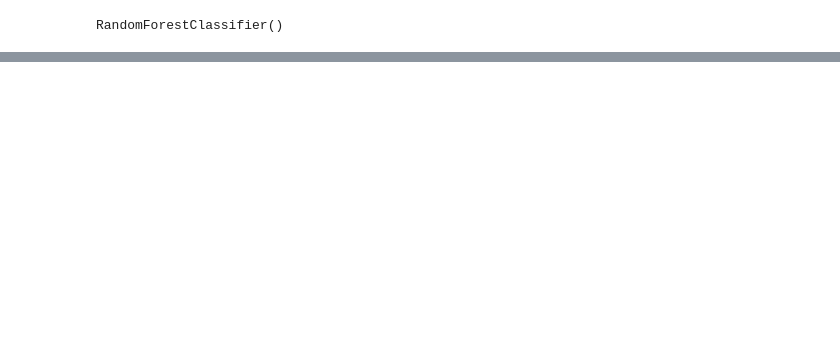
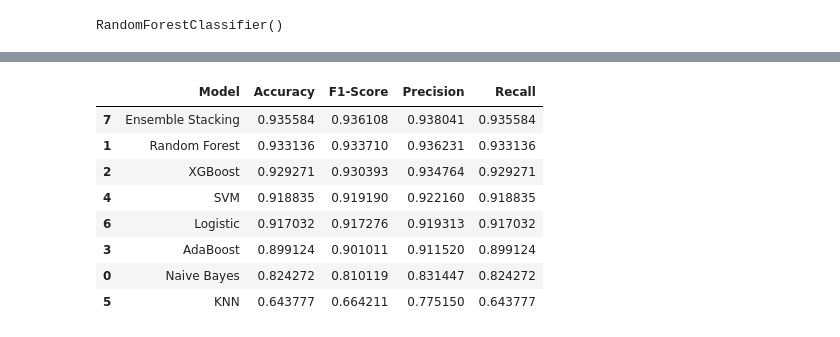
Before and after one commit to ApoKads/Cyberbullying-Detection, a Jupyter notebook: index.ipynb, the cells around one changed output, grey strips where cells are left out. Drawn from its saved outputs; the diff is of its cells as text; code cells hidden in the pictures; blank space fills up the shorter version.

```diff
--- a/index.ipynb
+++ b/index.ipynb
@@ -439,0 +478,10 @@ Accuracy: 0.8996
+# %%
+from sklearn.neighbors import KNeighborsClassifier
+knn_clf = KNeighborsClassifier(n_neighbors=5)  # kamu bisa sesuaikan n_neighbors
+knn_clf.fit(X_train, y_train)
+
+y_pred_knn = knn_clf.predict(X_test)
+y_train_knn = knn_clf.predict(X_train)
+print("\nKNN Results:")
+print(classification_report(y_test, y_pred_knn))
+print(f"Accuracy: {accuracy_score(y_test, y_pred_knn):.4f}")
@@ -482,0 +756,75 @@ ValueError: Target is multiclass but average='binary'. Please choose another ave
+# %%
+from sklearn.metrics import accuracy_score, f1_score, precision_score, recall_score
+import pandas as pd
+
+# Buat dictionary dengan semua metrik
+results = {
+    'Naive Bayes': {
+        'Accuracy': accuracy_score(y_test, nb_pred),
+        'F1-Score': f1_score(y_test, nb_pred, average='weighted'),
+        'Precision': precision_score(y_test, nb_pred, average='weighted'),
+        'Recall': recall_score(y_test, nb_pred, average='weighted')
+    },
+    'Random Forest': {
+        'Accuracy': accuracy_score(y_test, rf_pred),
+        'F1-Score': f1_score(y_test, rf_pred, average='weighted'),
+        'Precision': precision_score(y_test, rf_pred, average='weighted'),
+        'Recall': recall_score(y_test, rf_pred, average='weighted')
+    },
+    'XGBoost': {
+        'Accuracy': accuracy_score(y_test, y_pred_xgb),
+        'F1-Score': f1_score(y_test, y_pred_xgb, average='weighted'),
+        'Precision': precision_score(y_test, y_pred_xgb, average='weighted'),
+        'Recall': recall_score(y_test, y_pred_xgb, average='weighted')
+    },
+    'AdaBoost': {
+        'Accuracy': accuracy_score(y_test, y_pred_ada),
+        'F1-Score': f1_score(y_test, y_pred_ada, average='weighted'),
+        'Precision': precision_score(y_test, y_pred_ada, average='weighted'),
+        'Recall': recall_score(y_test, y_pred_ada, average='weighted')
+    },
+    'SVM': {
+        'Accuracy': accuracy_score(y_test, y_pred_svm),
+        'F1-Score': f1_score(y_test, y_pred_svm, average='weighted'),
+        'Precision': precision_score(y_test, y_pred_svm, average='weighted'),
+        'Recall': recall_score(y_test, y_pred_svm, average='weighted')
+    },
+    'KNN': {
+        'Accuracy': accuracy_score(y_test, y_pred_knn),
+        'F1-Score': f1_score(y_test, y_pred_knn, average='weighted'),
+        'Precision': precision_score(y_test, y_pred_knn, average='weighted'),
+        'Recall': recall_score(y_test, y_pred_knn, average='weighted')
+    },
+    'Logistic': {
+        'Accuracy': accuracy_score(y_test, y_pred_logreg),
+        'F1-Score': f1_score(y_test, y_pred_logreg, average='weighted'),
+        'Precision': precision_score(y_test, y_pred_logreg, average='weighted'),
+        'Recall': recall_score(y_test, y_pred_logreg, average='weighted')
+    },
+    'Ensemble Stacking':{
+        'Accuracy': accuracy_score(y_test, y_pred_stack),
+        'F1-Score': f1_score(y_test, y_pred_stack, average='weighted'),
+        'Precision': precision_score(y_test, y_pred_stack, average='weighted'),
+        'Recall': recall_score(y_test, y_pred_stack, average='weighted')
+    }
+}
+
+# Convert dictionary ke DataFrame
+results_df = pd.DataFrame.from_dict(results, orient='index').reset_index()
+results_df.columns = ['Model', 'Accuracy', 'F1-Score', 'Precision', 'Recall']
+
+# Urutkan berdasarkan Accuracy
+results_df = results_df.sort_values(by='Accuracy', ascending=False)
+
+# Tampilkan
+results_df
+# %% [output]
+|  | Model | Accuracy | F1-Score | Precision | Recall |
+| 7 | Ensemble Stacking | 0.935584 | 0.936108 | 0.938041 | 0.935584 |
+| 1 | Random Forest | 0.933136 | 0.933710 | 0.936231 | 0.933136 |
+| 2 | XGBoost | 0.929271 | 0.930393 | 0.934764 | 0.929271 |
+| 4 | SVM | 0.918835 | 0.919190 | 0.922160 | 0.918835 |
+| 6 | Logistic | 0.917032 | 0.917276 | 0.919313 | 0.917032 |
+| 3 | AdaBoost | 0.899124 | 0.901011 | 0.911520 | 0.899124 |
+| 0 | Naive Bayes | 0.824272 | 0.810119 | 0.831447 | 0.824272 |
+| 5 | KNN | 0.643777 | 0.664211 | 0.775150 | 0.643777 |
```
Also changed, not shown: parts of 21 cells of this notebook.
